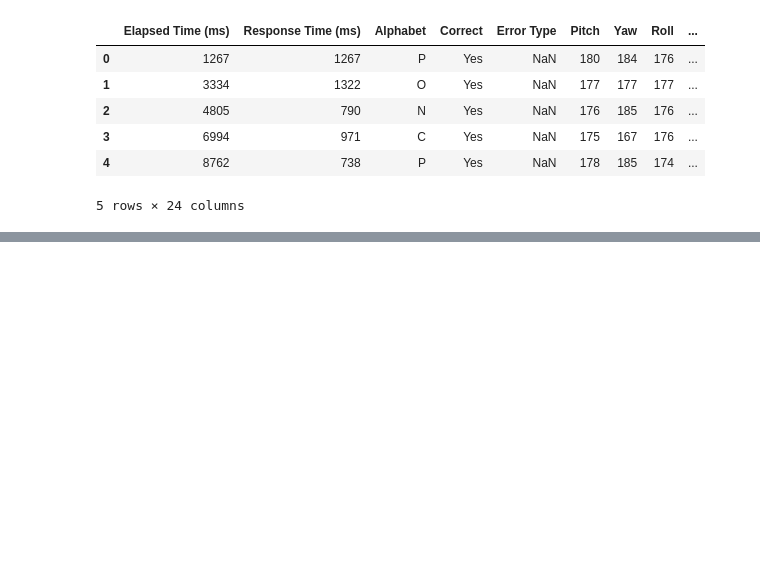
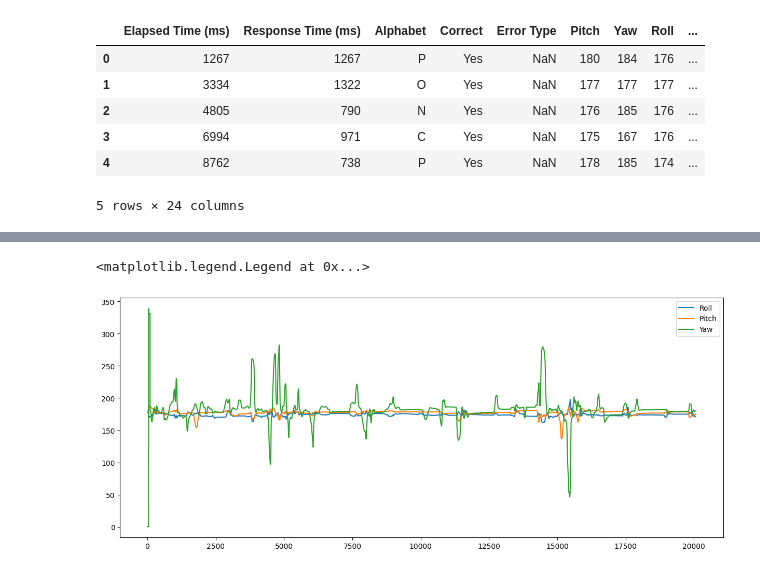
Before and after one commit to Waleed-Mujahid/attentiveness_detection_vr, a Jupyter notebook: analysis.ipynb, the cells around one changed output, grey strips where cells are left out. Saved outputs shown, nothing was run; the diff lists cells and outputs as text; code cells hidden in the pictures; blank space fills up the shorter version.

```diff
--- a/analysis.ipynb
+++ b/analysis.ipynb
@@ -25,0 +68,25 @@ plt.scatter(incorrect.index, incorrect['Roll'], color='red')
+# %%
+import numpy as np
+from sklearn.preprocessing import MinMaxScaler
+
+scaler = MinMaxScaler((-1,1))
+data = pd.read_csv('./data/timeFile_1.csv')
+
+data[' Pitch'] = round(((data[' Pitch'] + 180) % 360), 2)
+data[' Roll'] = round(((data[' Roll'] + 180) % 360), 2)
+# data[' Yaw'] = round(((data[' Yaw'] + 180) % 360), 2)
+
+# Transform 'Pitch' and 'Roll' using sine and cosine transformations
+data['Pitch_sin'] = np.sin(np.radians(data[' Pitch']))
+data['Pitch_cos'] = np.cos(np.radians(data[' Pitch']))
+data['Roll_sin'] = np.sin(np.radians(data[' Roll']))
+data['Roll_cos'] = np.cos(np.radians(data[' Roll']))
+data['Yaw_sin'] = np.sin(np.radians(data[' Yaw']))
+data['Yaw_cos'] = np.cos(np.radians(data[' Yaw']))
+
+# Standardize 'Yaw'
+# columns_to_standardize_yaw = [' Yaw']
+# data[columns_to_standardize_yaw] = scaler.fit_transform(data[columns_to_standardize_yaw])
+
+# Display the first few rows of the modified data
+data.head()
@@ -25,0 +100,16 @@ plt.scatter(incorrect.index, incorrect['Roll'], color='red')
+# %%
+# data['Pitch_sin'].plot()
+# data['Roll_sin'].plot()
+plt.figure(figsize=(15, 6))
+data[' Roll'].plot( label = 'Roll')
+data[' Pitch'].plot( label = 'Pitch')
+data[' Yaw'].plot( label = 'Yaw')
+
+plt.legend()
+# data['Pitch_cos'].plot()
+# data['Roll_cos'].plot()
+# data['Yaw_cos'].plot()
+# data['Yaw_sin'].plot()
+# %% [output]
+<matplotlib.legend.Legend at 0x...>
+[figure, added]
```
Also changed, not shown: parts of 8 cells of this notebook, 6 other files.
